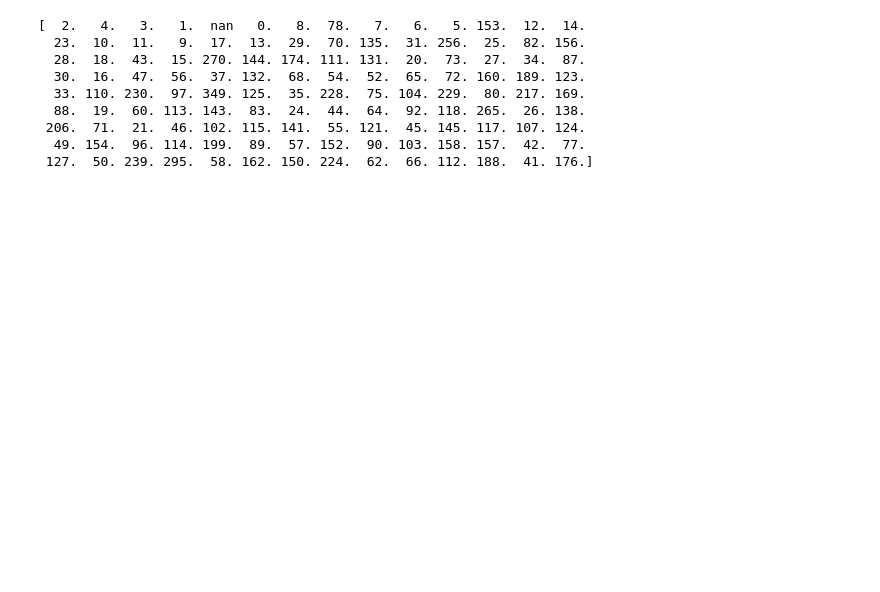
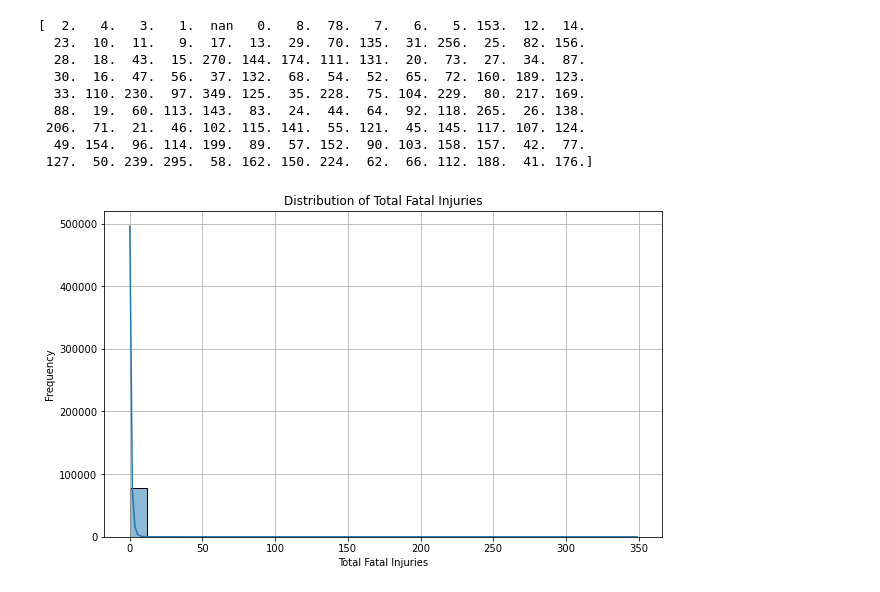
Before and after one commit to vkigen/dsc-phase-1-project-v3, a Jupyter notebook: final_index.ipynb, the cells around one changed output. Saved outputs shown, nothing was run; the diff lists cells and outputs as text; code cells hidden in the pictures; blank space fills up the shorter version.

```diff
--- a/final_index.ipynb
+++ b/final_index.ipynb
@@ -324,3 +324,16 @@ print(unique_fatal_injuries)
  206.  71.  21.  46. 102. 115. 141.  55. 121.  45. 145. 117. 107. 124.
   49. 154.  96. 114. 199.  89.  57. 152.  90. 103. 158. 157.  42.  77.
  127.  50. 239. 295.  58. 162. 150. 224.  62.  66. 112. 188.  41. 176.]
+# %%
+# Plot histogram for 'Total.Fatal.Injuries'
+plt.figure(figsize=(10, 6))
+sns.histplot(adc['Total.Fatal.Injuries'], bins=30, kde=True)
+
+# Customize the plot
+plt.title('Distribution of Total Fatal Injuries')
+plt.xlabel('Total Fatal Injuries')
+plt.ylabel('Frequency')
+plt.grid(True)
+plt.show()
+# %% [output]
+[figure, added]
```
Also changed, not shown: parts of 50 cells of this notebook.
